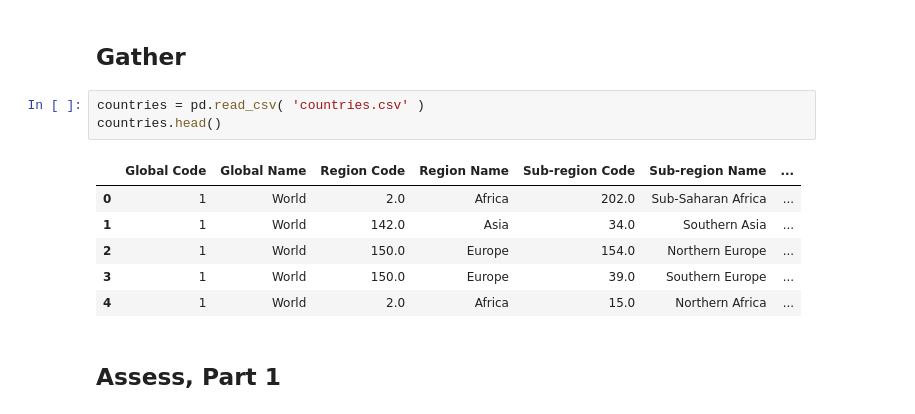
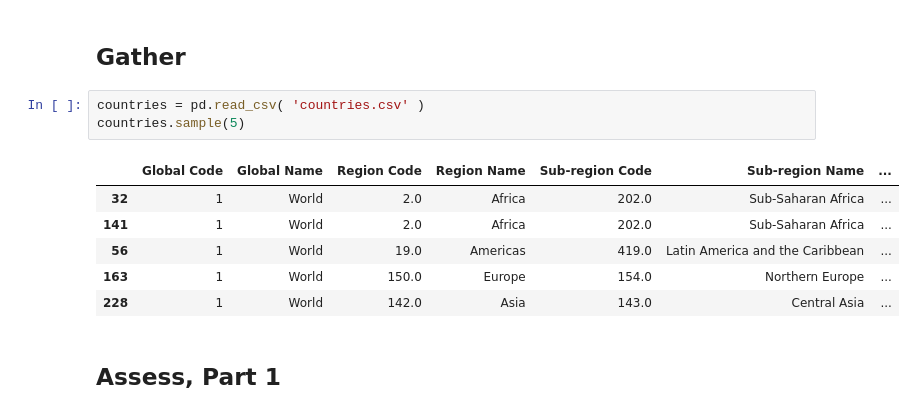
Before and after one commit to skustes/UN-Regions-and-Countries, a Jupyter notebook: Countries & UN Regions.ipynb, the cells around one changed output. Drawn from its saved outputs; the diff is of its cells as text.

```diff
--- a/Countries & UN Regions.ipynb
+++ b/Countries & UN Regions.ipynb
@@ -29,14 +29,14 @@ import pandas as pd
 ## Gather
 # %%
 countries = pd.read_csv( 'countries.csv' )
-countries.head()
+countries.sample(5)
 # %% [output]
 |  | Global Code | Global Name | Region Code | Region Name | Sub-region Code | Sub-region Name | ... |
-| 0 | 1 | World | 2.0 | Africa | 202.0 | Sub-Saharan Africa | ... |
-| 1 | 1 | World | 142.0 | Asia | 34.0 | Southern Asia | ... |
-| 2 | 1 | World | 150.0 | Europe | 154.0 | Northern Europe | ... |
-| 3 | 1 | World | 150.0 | Europe | 39.0 | Southern Europe | ... |
-| 4 | 1 | World | 2.0 | Africa | 15.0 | Northern Africa | ... |
+| 32 | 1 | World | 2.0 | Africa | 202.0 | Sub-Saharan Africa | ... |
+| 141 | 1 | World | 2.0 | Africa | 202.0 | Sub-Saharan Africa | ... |
+| 56 | 1 | World | 19.0 | Americas | 419.0 | Latin America and the Caribbean | ... |
+| 163 | 1 | World | 150.0 | Europe | 154.0 | Northern Europe | ... |
+| 228 | 1 | World | 142.0 | Asia | 143.0 | Central Asia | ... |
 # %% [markdown]
 <a id='assess1'></a>
 ## Assess, Part 1
```
Also changed, not shown: parts of 9 cells of this notebook, 5 other files.
